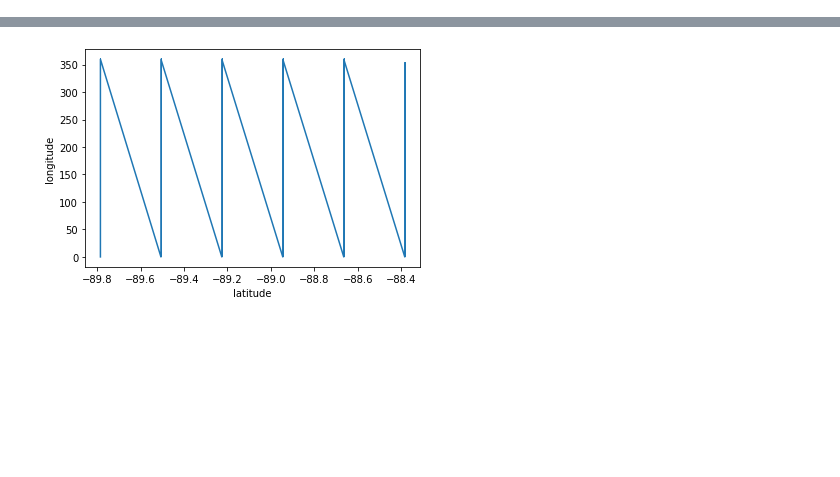
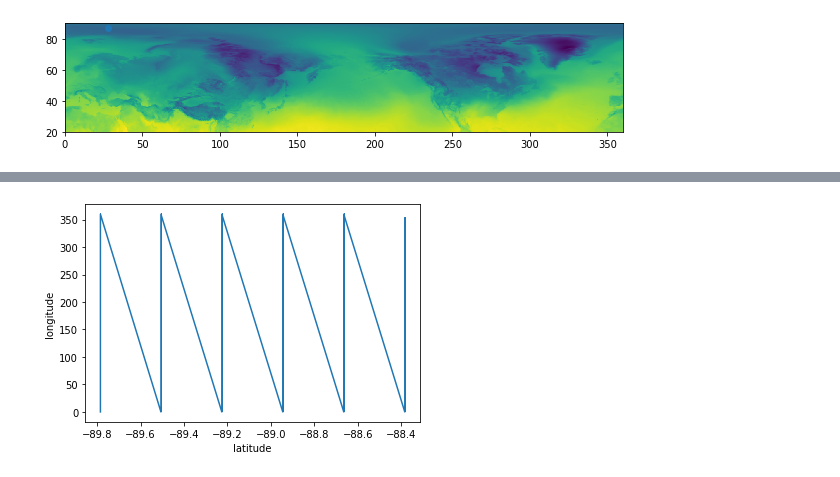
Before and after one commit to geosciences-data-practicum/reanalysis_getter, a Jupyter notebook: analysis/amandas_grid_counting.ipynb, the cells around one changed output, grey strips where cells are left out. Drawn from its saved outputs; the diff is of its cells as text; code cells hidden in the pictures; blank space fills up the shorter version.

```diff
--- a/analysis/amandas_grid_counting.ipynb
+++ b/analysis/amandas_grid_counting.ipynb
@@ -158,0 +146,12 @@ plt.show()
+# %%
+#Alternatively, plot it on a plane
+fig, ax = plt.subplots(figsize = (10, 10))
+#z = np.array(Tprime).reshape((280,1440))
+#print(z[:,0])
+plt.imshow(z, extent=(0, 360, 20, 90))#, aspect = 'auto')
+plt.plot(everest_lat,everest_lon,marker='o')
+
+#plt.colorbar()
+plt.show()
+# %% [output]
+[figure, added]
```
Also changed, not shown: parts of 48 cells of this notebook.
